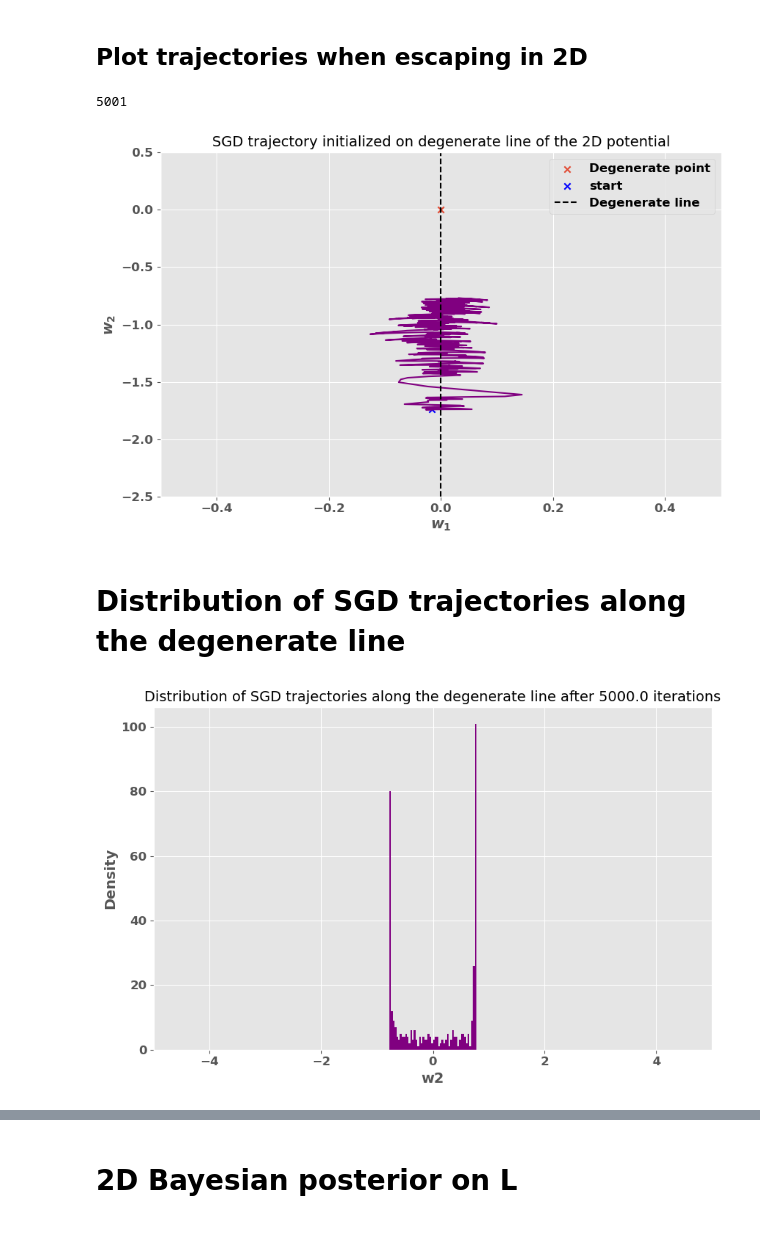
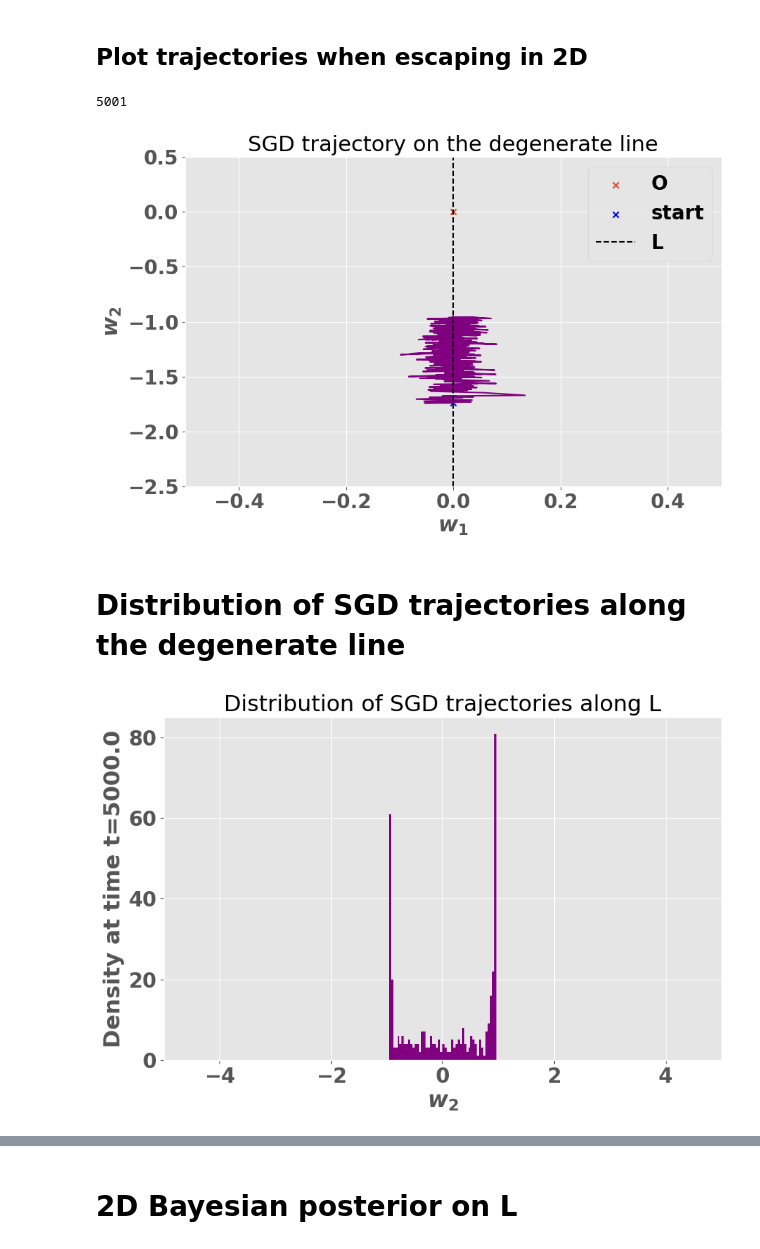
Before and after one commit to gcorlouer/SLTforSGD, a Jupyter notebook: notebooks/sgd_escapes.ipynb, the cells around one changed output, grey strips where cells are left out. Saved outputs shown, nothing was run; the diff lists cells and outputs as text; code cells hidden in the pictures.

Commit message:
edited figures

```diff
--- a/notebooks/sgd_escapes.ipynb
+++ b/notebooks/sgd_escapes.ipynb
@@ -31,8 +31,8 @@ golden_mean = (np.sqrt(5)-1.0)/2.0         # Aesthetic ratio
 fig_width = fig_width*inches_per_cm  # width in inches
 fig_height = fig_width*golden_mean      # height in inches
 fig_size =  [fig_width,fig_height]
-label_size = 14
-tick_size = 12
+label_size = 22
+tick_size = 20
 params = {'backend': 'ps',
           'lines.linewidth': 1.5,
           'axes.labelsize': label_size,
@@ -50,7 +50,7 @@ plt.rcParams.update(params)
 ## Plot fraction of trajectories when escaping in 1D
 # %%
 # Initialise
-nSGD = 10**3
+nSGD = 10**4
 nsamples = 10**3
 shuffle = True
 batch_size= 20
@@ -148,15 +149,15 @@ plt.ylabel(r"$w_2$")
 plt.xlim((-0.5, 0.5))
 plt.ylim((-2.5, 0.5))
 plt.grid(True)
-plt.scatter(0,0,marker='x', label="Degenerate point")
+plt.scatter(0,0,marker='x', label="O")
 plt.scatter(wx[0], wy[0], marker='x', label="start", color='blue')
-plt.axvline(x=0, linestyle='--',label = "Degenerate line", color='k')
-plt.title("SGD trajectory initialized on degenerate line of the 2D potential")
+plt.axvline(x=0, linestyle='--',label = "L", color='k')
+plt.title("SGD trajectory on the degenerate line")
 plt.legend()
 plt.show()
 # %% [output]
 5001
-[figure, old version]
+[figure, new version]
 # %% [markdown]
 # Distribution of SGD trajectories along the degenerate line
 # %%
@@ -181,19 +182,19 @@ df = sgd_runner.generate_trajectories2d(model)
 # %%
 %matplotlib inline
 # Histogram of SGD trajectories over the degenerate line
 wyf = [0]*nSGD
 for i in range(nSGD):
     wyf[i] = df["trajectory2"][i][-1]
 
 niterations = nsamples/batch_size
 plt.hist(wyf, bins=50, color='purple')
-plt.xlabel("w2")
-plt.ylabel("Density")
+plt.xlabel(r"$w_2$")
+plt.ylabel(f"Density at time t={niterations}")
 plt.xlim((-wym, wym))
-plt.title(f"Distribution of SGD trajectories along the degenerate line after {niterations} iterations")
+plt.title(f"Distribution of SGD trajectories along L")
 plt.show()
 # %% [output]
-[figure, old version]
+[figure, new version]
 # %%
 %matplotlib inline
 # Histogram of SGD trajectories over the degenerate line
```
Also changed, not shown: parts of 10 cells of this notebook, 2 other files.
